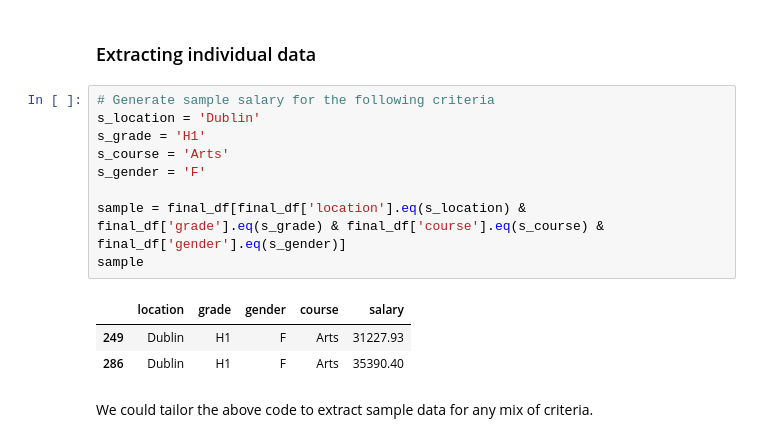
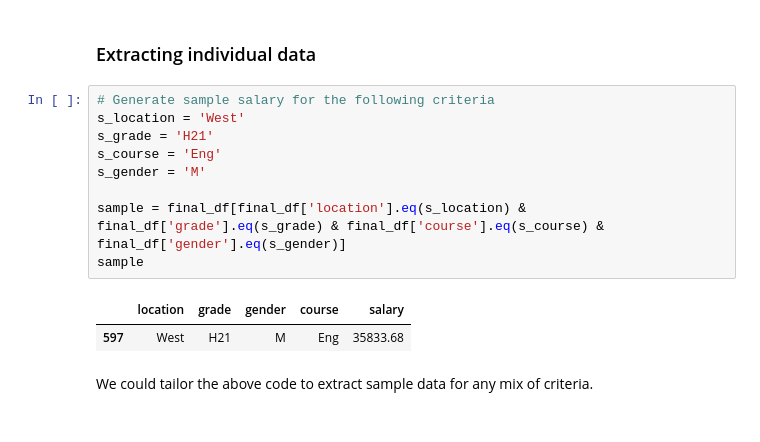
Before and after one commit to PeeBs68/prog_da_project1, a Jupyter notebook: project1.ipynb, the cells around one changed output. Drawn from its saved outputs; the diff is of its cells as text.

```diff
--- a/project1.ipynb
+++ b/project1.ipynb
@@ -383,17 +372,16 @@ Althogh female graduates outnumber male graduates, male graduates tend to receiv
 ### Extracting individual data
 # %%
 # Generate sample salary for the following criteria
-s_location = 'Dublin'
-s_grade = 'H1'
-s_course = 'Arts'
-s_gender = 'F'
+s_location = 'West'
+s_grade = 'H21'
+s_course = 'Eng'
+s_gender = 'M'
 
 sample = final_df[final_df['location'].eq(s_location) & final_df['grade'].eq(s_grade) & final_df['course'].eq(s_course) & final_df['gender'].eq(s_gender)]
 sample
 # %% [output]
 |  | location | grade | gender | course | salary |
-| 249 | Dublin | H1 | F | Arts | 31227.93 |
-| 286 | Dublin | H1 | F | Arts | 35390.40 |
+| 597 | West | H21 | M | Eng | 35833.68 |
 # %% [markdown]
 We could tailor the above code to extract sample data for any mix of criteria.
 # %% [markdown]
```
Also changed, not shown: parts of 9 cells of this notebook.
